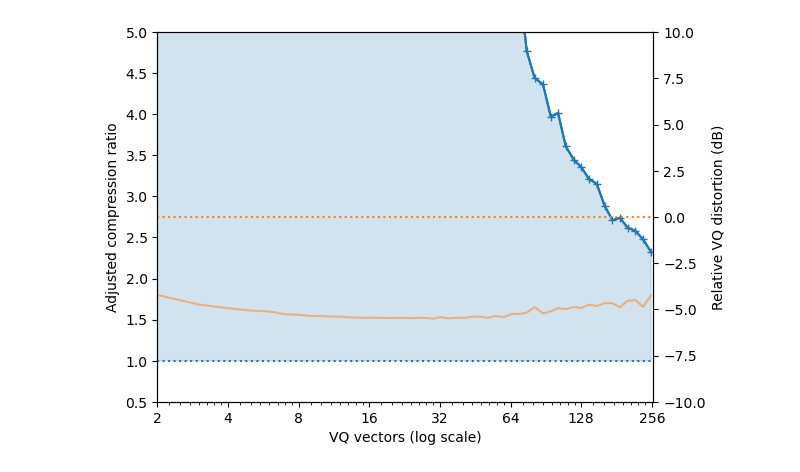
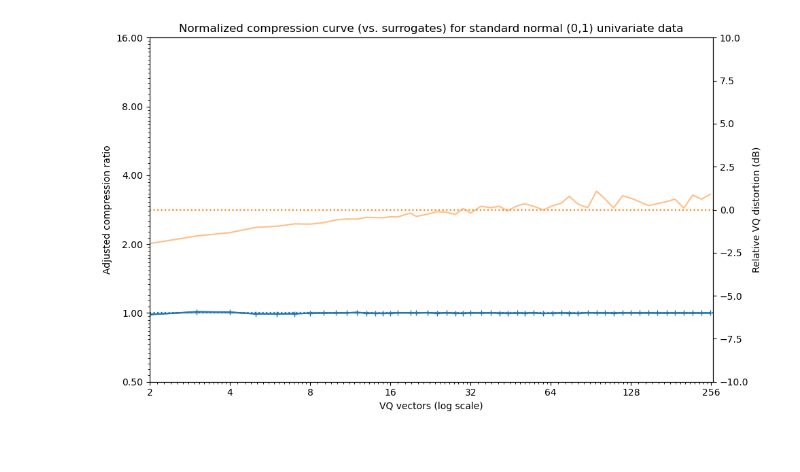
Before and after one commit to johnhw/compression_curves, a Jupyter notebook: compress_quantize.ipynb, the cells around one changed output. Cells and saved outputs as stored; diff of their text form; code cells hidden in the pictures; blank space fills up the shorter version.

```diff
--- a/compress_quantize.ipynb
+++ b/compress_quantize.ipynb
@@ -148,31 +0,0 @@ gauss_z_curve = [0.169, 0.2516, 0.3124, 0.3592, 0.3957, 0.4278, 0.4537, 0.4772,
-# %%
-from matplotlib.ticker import ScalarFormatter, NullFormatter
-def plot_compression_curve(ax, ks, z, z_surrogate, d, z_c='C0', d_c='C1'):
-    ax.set_xlabel("VQ vectors (log scale)")
-    ax.set_ylabel("Adjusted compression ratio")
-    # we always compress bytes, so compute
-    # the "fraction of a byte" with this many symbols
-    k_bits = np.log2(np.array(ks))
-    max_inf = 8.0/k_bits
-    # adj_max_inf = (0.11297548 * (np.log2(ks) + 0.8978397))
-    # adjust for the number of symbols
-    adj_ratio = np.array(z)  / z_surrogate
-    ax.semilogx(ks, adj_ratio, c=z_c, base=2)
-    ax.semilogx(ks, adj_ratio, c=z_c, base=2, marker='+')
-
-    ax.fill_between(ks, 1.0, adj_ratio, color=z_c, alpha=0.2)
-    ax.set_ylim(0.5,5)
-    # expect compression = 1.0 for random data
-    ax.axhline(1.0, ls=':', c=z_c)
-    ax2 = ax.twinx()
-    ax2.set_ylabel("Relative VQ distortion (dB)")
-    # expected quantisation noise = 6.02 * quantisation_bits
-    exp_dist = 6.02 * k_bits - 1.76
-    # expect relative distortion = 0.0 for random quantisation noise
-    ax2.axhline(0.0, ls=':', c=d_c)
-    ax2.semilogx(ks, 20.0*np.log10(d)+exp_dist, c=d_c, alpha=0.5, base=2, subs=np.linspace(1,2,9))
-    ax2.set_ylim(-10, 10)
-    ax.set_xlim(2, 260)
-    for axis in [ax.xaxis]:
-        axis.set_major_formatter(ScalarFormatter())
-        axis.set_minor_formatter(NullFormatter())
@@ -191,8 +37,13 @@ plot_compression_curve(ax, k_range, z_curve, z_surrogate, d_curve, 'C2', 'C3')
+# %%
+fig, ax = plt.subplots(figsize=(10, 6))
+plot_compression_curve(ax, k_r, z_curve, z_surrogate, d_curve)
+ax.set_title("Normalized compression curve (vs. surrogates) for standard normal (0,1) univariate data")
+plt.tight_layout()
+plt.savefig("imgs/std_normal_compression_curve.png", dpi=300)
+# %% [output]
+[figure, added]
 # %%
-fig, ax = plt.subplots()
-xs = np.linspace(0,40,4000)
+
+xs = np.linspace(0,40,1000)
 test_m = (np.sin(xs))[:,None]
-z_curve, z_surrogate, d_curve = compression_curve(test_m, k_range, whiten="sphere")
-plot_compression_curve(ax, k_range, z_curve, z_surrogate, d_curve)
+z_curve, z_surrogate, d_curve = compression_surrogate_curve(test_m, k_r, whiten="sphere")
-# %% [output]
-[figure, removed]
```
Also changed, not shown: parts of 26 cells of this notebook, 12 other files.
